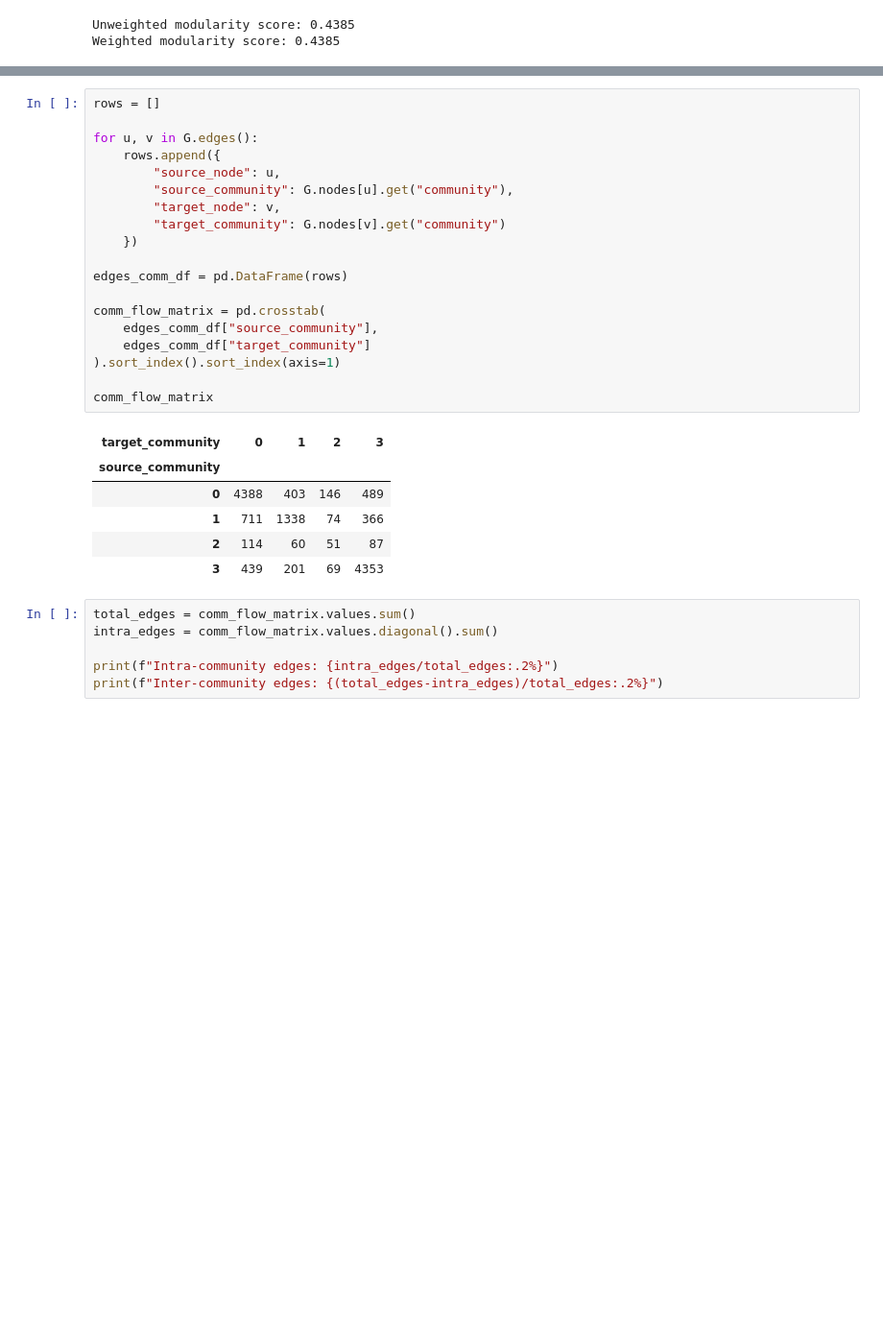
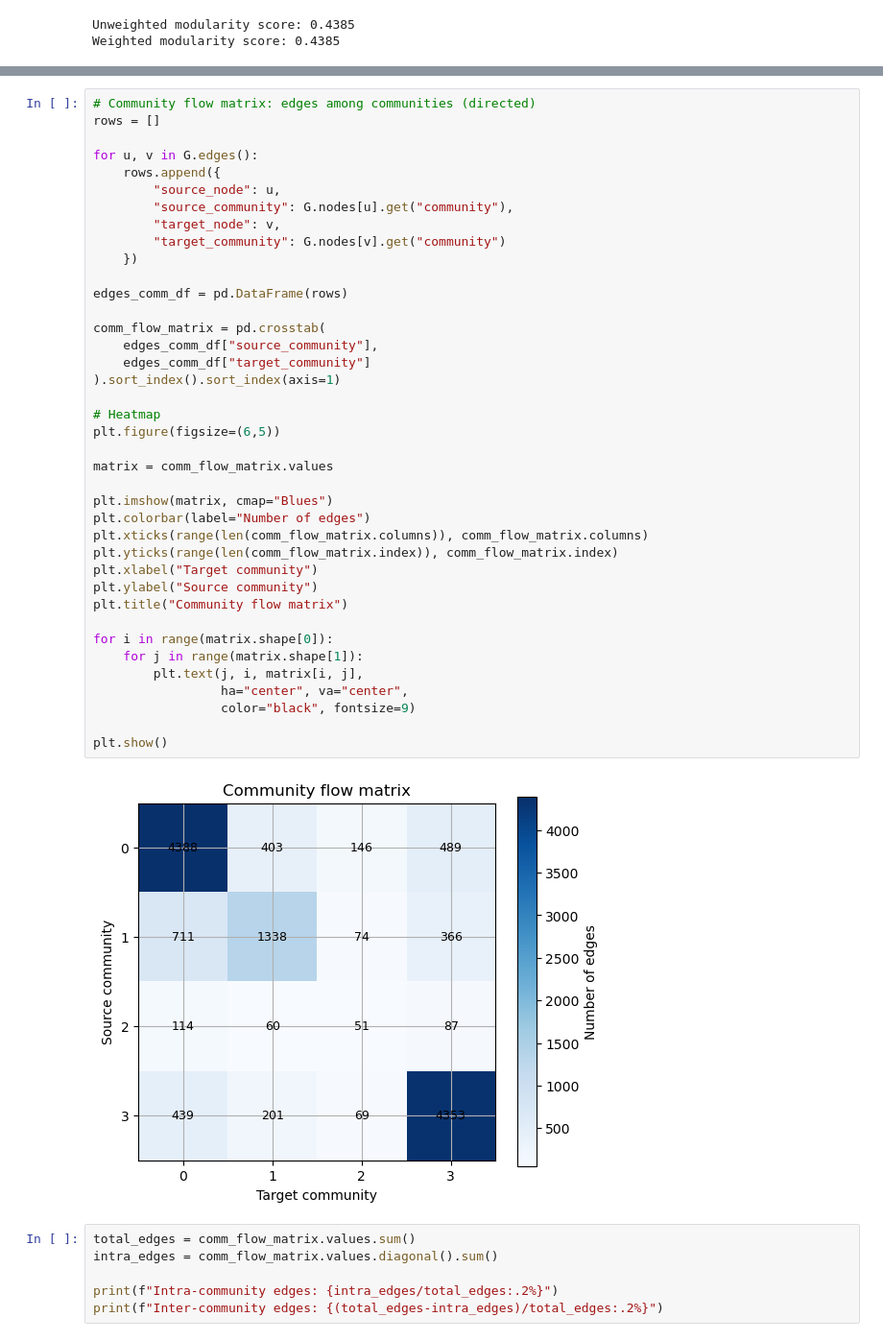
Before and after one commit to leilacielok/network_analysis, a Jupyter notebook: network_analysis.ipynb, the cells around one changed output, grey strips where cells are left out. Shown at 96% size. Drawn from its saved outputs; the diff is of its cells as text; blank space fills up the shorter version.

```diff
--- a/network_analysis.ipynb
+++ b/network_analysis.ipynb
@@ -614,29 +618,44 @@ The modularity score is 0.4385, both in the weighted and unweighted cases. This
 # %%
+# Community flow matrix: edges among communities (directed)
 rows = []
 
 for u, v in G.edges():
     rows.append({
         "source_node": u,
         "source_community": G.nodes[u].get("community"),
         "target_node": v,
         "target_community": G.nodes[v].get("community")
     })
 
 edges_comm_df = pd.DataFrame(rows)
 
 comm_flow_matrix = pd.crosstab(
     edges_comm_df["source_community"],
     edges_comm_df["target_community"]
 ).sort_index().sort_index(axis=1)
 
-comm_flow_matrix
+# Heatmap
+plt.figure(figsize=(6,5))
+
+matrix = comm_flow_matrix.values
+
+plt.imshow(matrix, cmap="Blues")
+plt.colorbar(label="Number of edges")
+plt.xticks(range(len(comm_flow_matrix.columns)), comm_flow_matrix.columns)
+plt.yticks(range(len(comm_flow_matrix.index)), comm_flow_matrix.index)
+plt.xlabel("Target community")
+plt.ylabel("Source community")
+plt.title("Community flow matrix")
+
+for i in range(matrix.shape[0]):
+    for j in range(matrix.shape[1]):
+        plt.text(j, i, matrix[i, j],
+                 ha="center", va="center",
+                 color="black", fontsize=9)
+
+plt.show()
 # %% [output]
-| target_community | 0 | 1 | 2 | 3 |
-| source_community |  |  |  |  |
-| 0 | 4388 | 403 | 146 | 489 |
-| 1 | 711 | 1338 | 74 | 366 |
-| 2 | 114 | 60 | 51 | 87 |
-| 3 | 439 | 201 | 69 | 4353 |
+[figure, added]
 # %%
 total_edges = comm_flow_matrix.values.sum()
 intra_edges = comm_flow_matrix.values.diagonal().sum()
```
Also changed, not shown: parts of 17 cells of this notebook.
